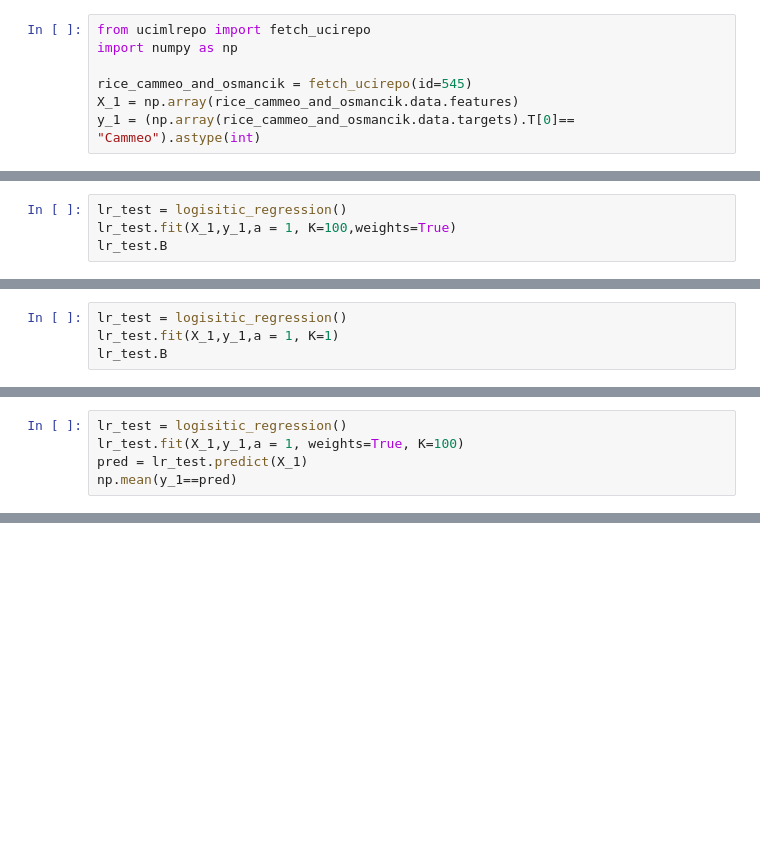
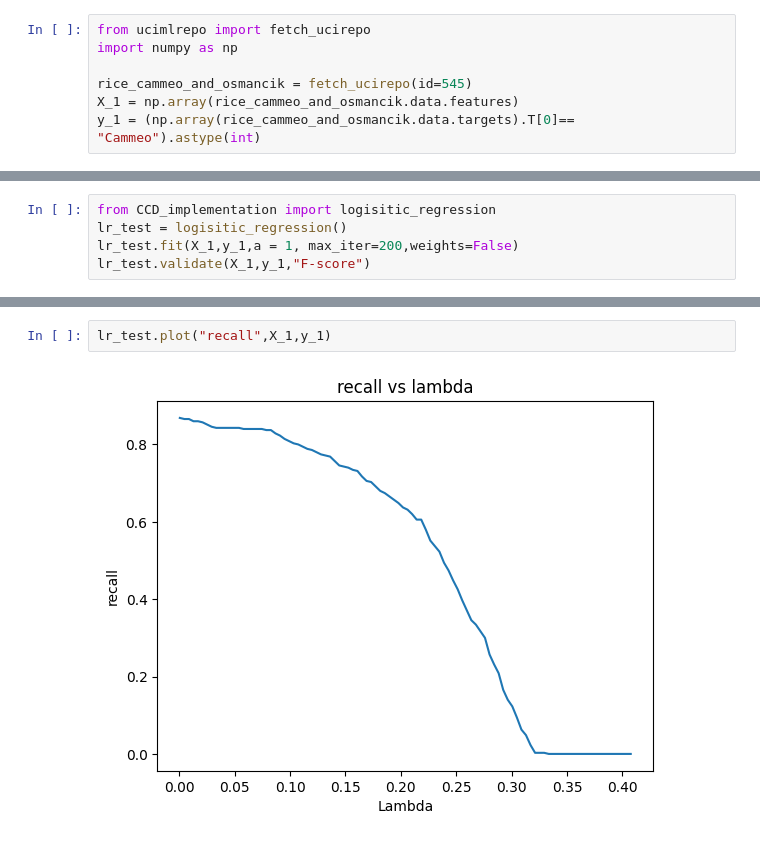
Before and after one commit to Michal-Iwicki/AML_projects, a Jupyter notebook: new_test.ipynb, the cells around one changed output, grey strips where cells are left out. Saved outputs shown, nothing was run; the diff lists cells and outputs as text; blank space fills up the shorter version.

Commit message:
Whole implementation

```diff
--- a/new_test.ipynb
+++ b/new_test.ipynb
@@ -61,5 +8,6 @@ class logisitic_regression():
 # %%
+from CCD_implementation import logisitic_regression
 lr_test = logisitic_regression()
-lr_test.fit(X_1,y_1,a = 1, K=100,weights=True)
-lr_test.B
+lr_test.fit(X_1,y_1,a = 1, max_iter=200,weights=False)
+lr_test.validate(X_1,y_1,"F-score")
 # %% [output]
@@ -111,4 +14,0 @@ class logisitic_regression():
-# %%
-lr_test = logisitic_regression()
-lr_test.fit(X_1,y_1,a = 1, K=1)
-lr_test.B
@@ -123,5 +14,0 @@ array([[-6.72101267e-06],
-# %%
-lr_test = logisitic_regression()
-lr_test.fit(X_1,y_1,a = 1, weights=True, K=100)
-pred = lr_test.predict(X_1)
-np.mean(y_1==pred)
@@ -203,0 +15,4 @@ Oszacowane współczynniki beta: [ 5.35253577e-04 -8.78500267e-03  1.12052173e-0
+# %%
+lr_test.plot("recall",X_1,y_1)
+# %% [output]
+[figure, added]
```
Also changed, not shown: parts of 9 cells of this notebook, 2 other files.
